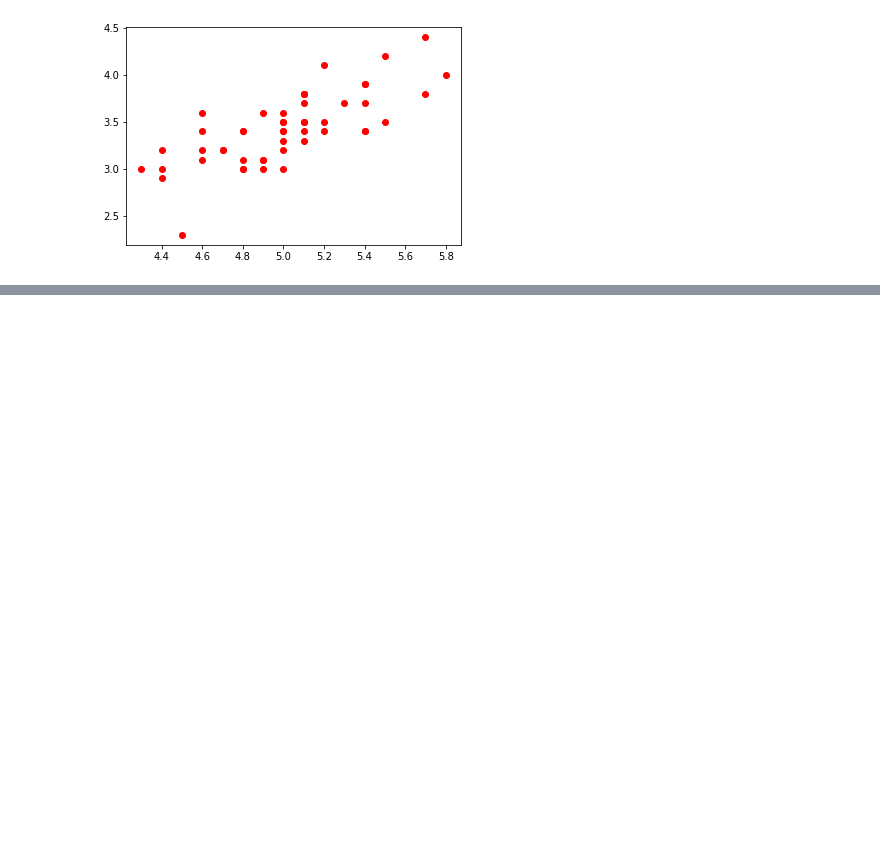
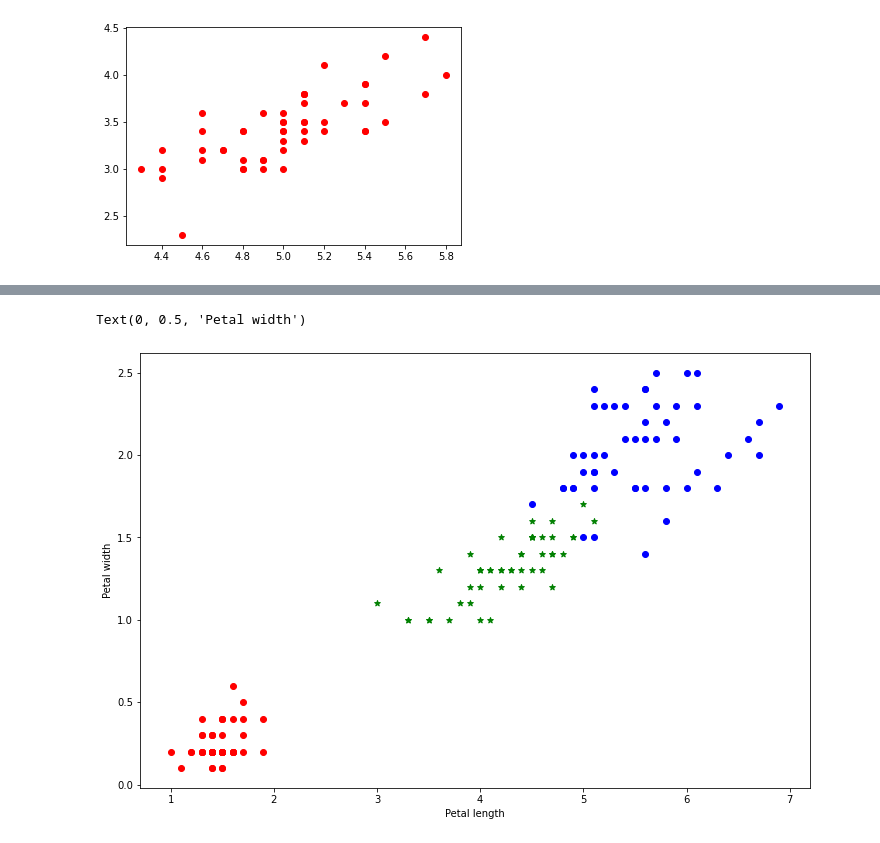
Before and after one commit to gitony0101/selfstudy, a Jupyter notebook: Ex/利用SVM，sklearn对iris数据集进行分类.ipynb, the cells around one changed output, grey strips where cells are left out. Cells and saved outputs as stored; diff of their text form; code cells hidden in the pictures; blank space fills up the shorter version.

```diff
--- a/Ex/利用SVM，sklearn对iris数据集进行分类.ipynb
+++ b/Ex/利用SVM，sklearn对iris数据集进行分类.ipynb
@@ -90,0 +127,4 @@ Text(0.5, 1.0, 'the relationship between sepal and target classes')
+# %%
+X = iris.data[:,2:]
+y= iris.target
+pd.DataFrame(X)
@@ -90,0 +145,10 @@ Text(0.5, 1.0, 'the relationship between sepal and target classes')
+# %%
+plt.figure(figsize=(12,8))
+plt.scatter(X[y==0,0],X[y==0,1],color='r',marker='o')
+plt.scatter(X[y==1,0],X[y==1,1],color='g',marker='*')
+plt.scatter(X[y==2,0],X[y==2,1],color='b',marker='o')
+plt.xlabel('Petal length')
+plt.ylabel('Petal width')
+# %% [output]
+Text(0, 0.5, 'Petal width')
+[figure, added]
```
Also changed, not shown: parts of 13 cells of this notebook.
